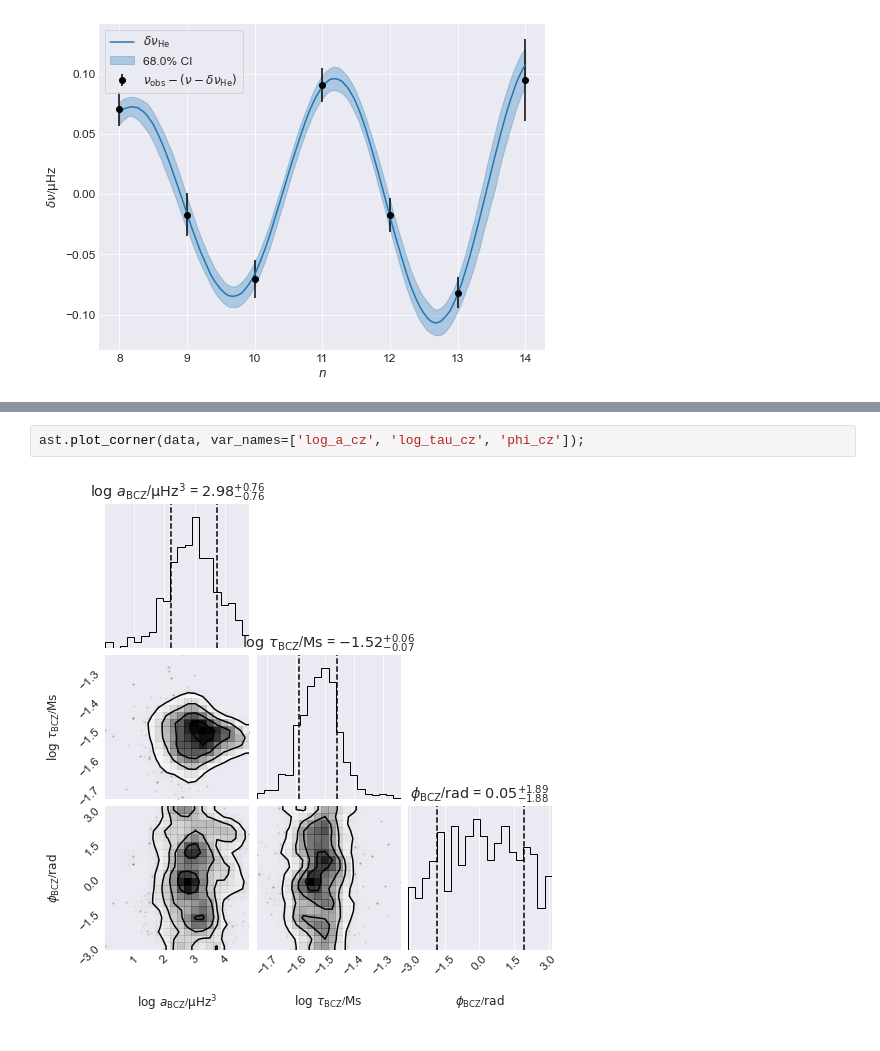
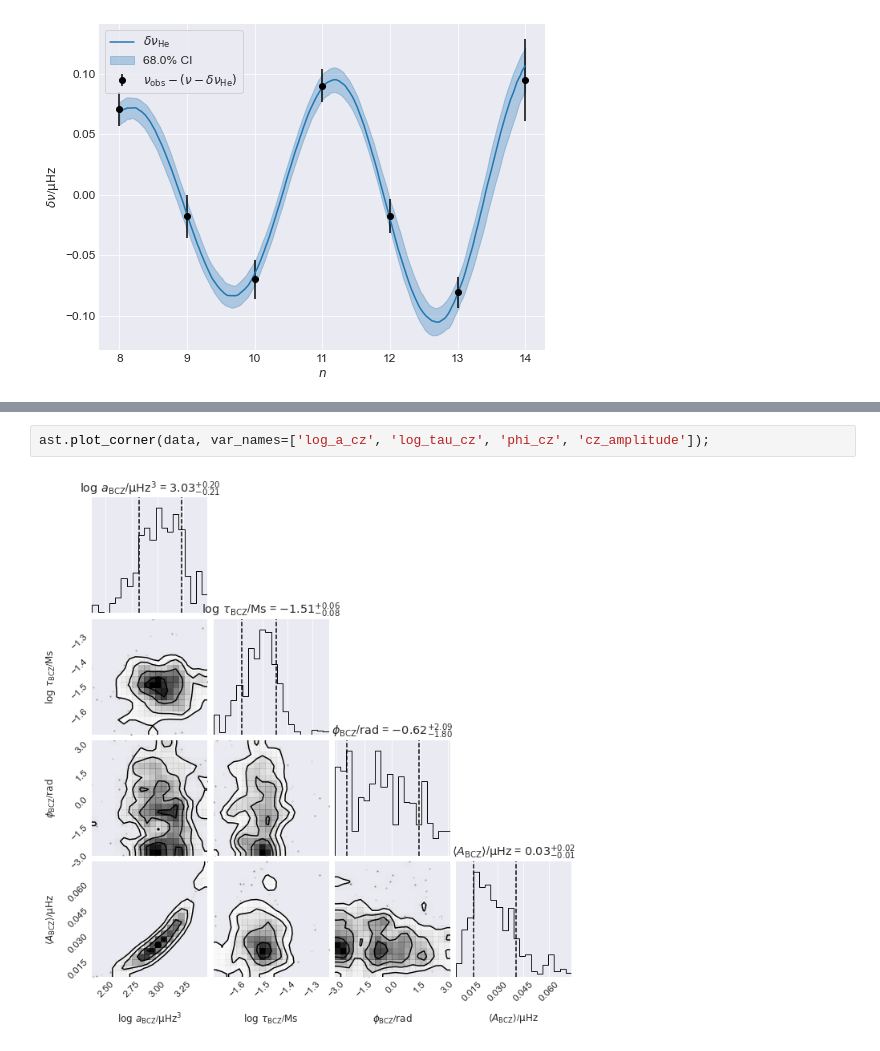
Before and after one commit to alexlyttle/asterion, a Jupyter notebook: examples/KIC_4448777.ipynb, the cells around one changed output, grey strips where cells are left out. Drawn from its saved outputs; the diff is of its cells as text.

```diff
--- a/examples/KIC_4448777.ipynb
+++ b/examples/KIC_4448777.ipynb
@@ -71,4 +71,4 @@ ast.plot_corner(data, var_names=['log_a_he', 'log_b_he', 'log_tau_he', 'phi_he',
 # %%
-ast.plot_corner(data, var_names=['log_a_cz', 'log_tau_cz', 'phi_cz']);
+ast.plot_corner(data, var_names=['log_a_cz', 'log_tau_cz', 'phi_cz', 'cz_amplitude']);
 # %% [output]
-[figure, old version]
+[figure, new version]
```
Also changed, not shown: parts of 7 cells of this notebook, 5 other files.
